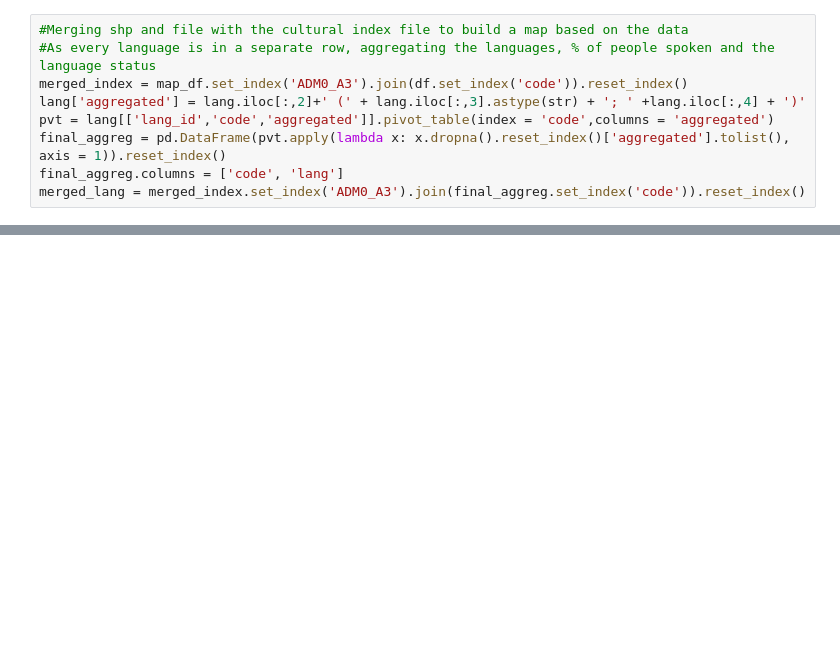
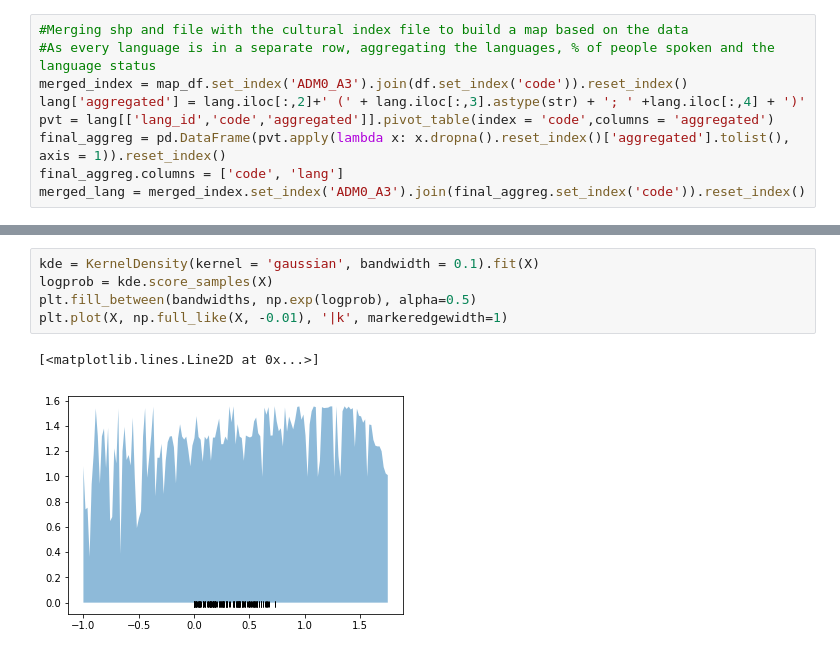
Before and after one commit to eponkratova/color-map-techniques, a Jupyter notebook: clustering.ipynb, the cells around one changed output, grey strips where cells are left out. Cells and saved outputs as stored; diff of their text form; blank space fills up the shorter version.

```diff
--- a/clustering.ipynb
+++ b/clustering.ipynb
@@ -59,0 +88,8 @@ pd.DataFrame(index = x.index, data = y_means).join(x).groupby(0).count()
+# %%
+kde = KernelDensity(kernel = 'gaussian', bandwidth = 0.1).fit(X)
+logprob = kde.score_samples(X)
+plt.fill_between(bandwidths, np.exp(logprob), alpha=0.5)
+plt.plot(X, np.full_like(X, -0.01), '|k', markeredgewidth=1)
+# %% [output]
+[<matplotlib.lines.Line2D at 0x...>]
+[figure, added]
```
Also changed, not shown: parts of 6 cells of this notebook.
